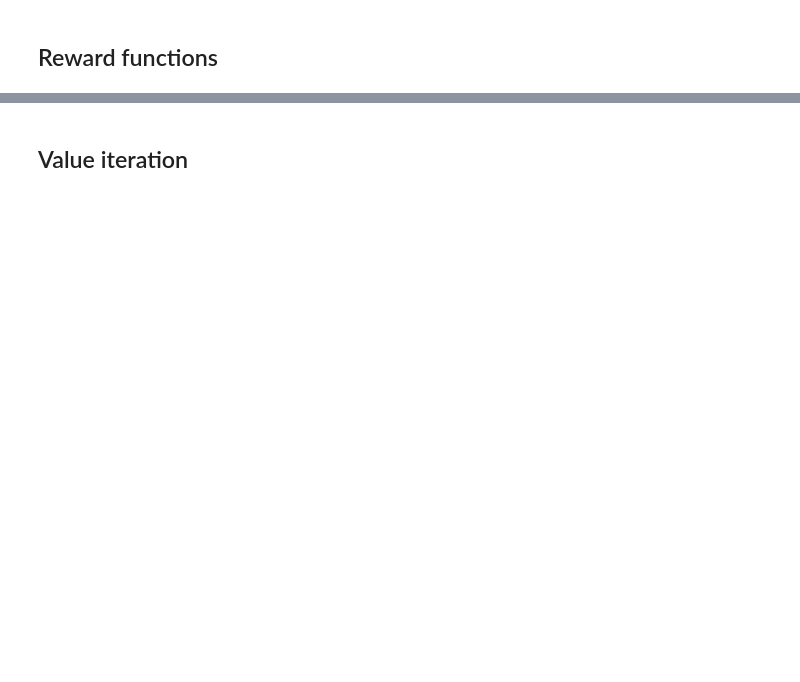
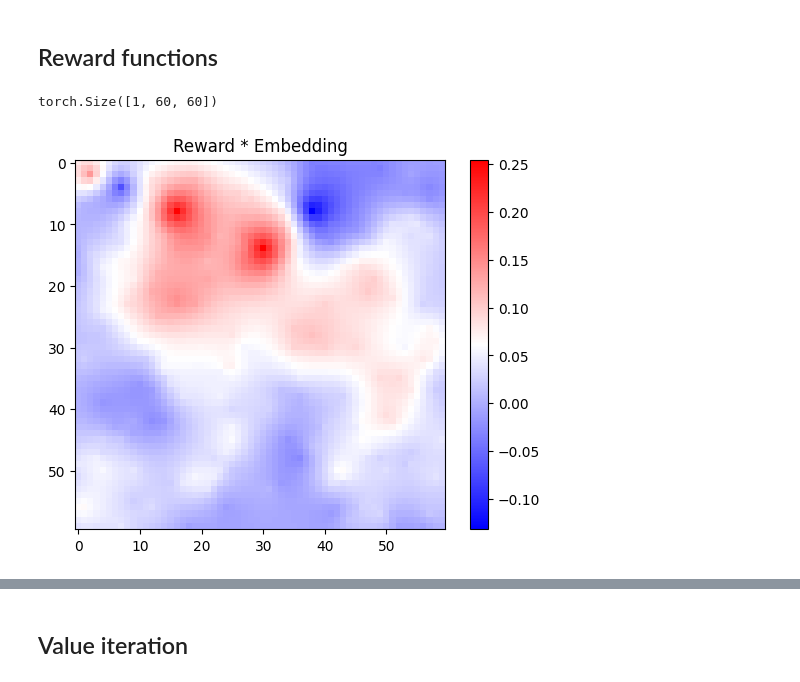
Before and after one commit to nicktfranklin/thread_the_needle, a Jupyter notebook: State_Inference_Network.ipynb, the cells around one changed output, grey strips where cells are left out. Drawn from its saved outputs; the diff is of its cells as text; code cells hidden in the pictures; blank space fills up the shorter version.

```diff
--- a/State_Inference_Network.ipynb
+++ b/State_Inference_Network.ipynb
@@ -356,27 +409,31 @@ transitions
 # %% [markdown]
 ## Reward functions
+# %%
+torch.stack([observation_model(s)[None, ...] * r for s, r in rewards.items()]).mean(dim=0).shape
+# %% [output]
+torch.Size([1, 60, 60])
 # %%
 # Pick some interesting reward function
 rewards = {
     72: -1,
     22: -1,
     45: +1,
     0: +1,
     90: +1,
 }
 
 # for Display purposes, we can show the reward function embedded in the original
 # space.  This doesn't have a clean interpretation, but it shows us
 # roughly where pixels are associated with positive or negative reward
 
-reward_map = np.mean(
-    [observation_model(s) * r for s, r in rewards.items()], axis=0
-).reshape(MAP_HEIGHT, -1)
+reward_map = torch.stack([observation_model(s)[None, ...] * r for s, r in rewards.items()]).mean(dim=0).reshape(MAP_HEIGHT, -1)
 
 plt.imshow(reward_map, cmap="bwr")
 plt.title("Reward * Embedding")
 plt.colorbar()
 plt.show()
+# %% [output]
+[figure, added]
 # %%
 n = 500
 state_counts, walk = transition_model.generate_random_walk(n)
```
Also changed, not shown: parts of 17 cells of this notebook, 4 other files.
